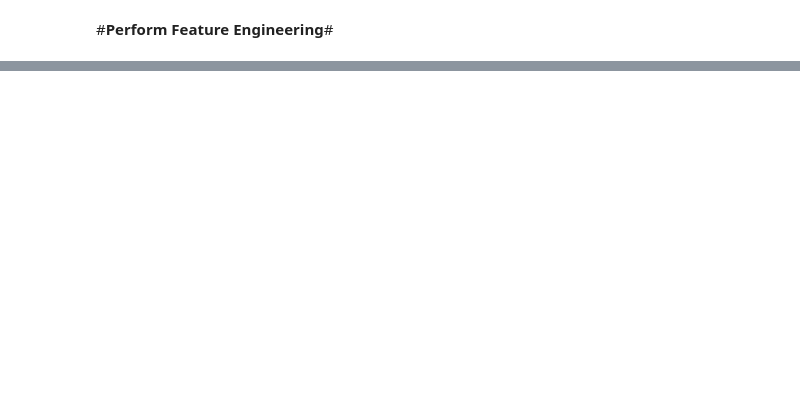
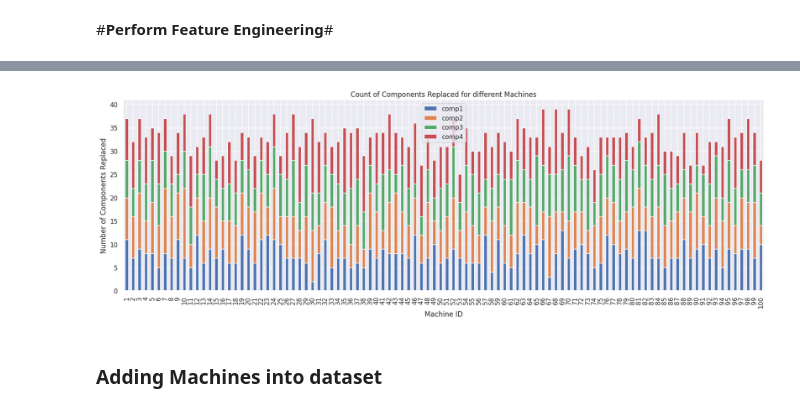
Before and after one commit to gplinkage/Data-Science-ML-AI, a Jupyter notebook: Projects/Predictive_Maintanance_Capstone_Project.ipynb, the cells around one changed output, grey strips where cells are left out. Saved outputs shown, nothing was run; the diff lists cells and outputs as text; code cells hidden in the pictures; blank space fills up the shorter version.

```diff
--- a/Projects/Predictive_Maintanance_Capstone_Project.ipynb
+++ b/Projects/Predictive_Maintanance_Capstone_Project.ipynb
@@ -681,10 +759,0 @@ error_count.head()
-# %%
-comp_rep = pd.get_dummies(maint.set_index('datetime')).reset_index()
-comp_rep.columns = ['datetime', 'machineID', 'comp1', 'comp2', 'comp3', 'comp4']
-
-comp_rep['datetime'] = pd.to_datetime(comp_rep['datetime'])
-telemetry['datetime'] = pd.to_datetime(telemetry['datetime'])
-
-comp_rep = telemetry[['datetime', 'machineID']].merge(comp_rep,
-                                                      on=['datetime', 'machineID'],
-                                                      how='outer').fillna(0).sort_values(by=['machineID', 'datetime'])
@@ -741,0 +920,14 @@ for last_train_date, first_test_date in threshold_dates:
+# %%
+#shows how the machine to different component replaced looks like
+maintenance= maint.groupby(["machineID", "comp"]).size().reset_index()
+maintenance.columns = ["machineID", "comp", "num_comp"]
+maintenance_pivot = pd.pivot(maintenance, index="machineID", columns="comp", values="num_comp").rename_axis(None, axis=1)
+
+maintenance_pivot.plot.bar(stacked=True, figsize=(20, 6), title="Count of Components Replaced for different Machines")
+plt.xlabel("Machine ID")
+plt.ylabel("Number of Components Replaced")
+plt.show()
+# %% [output]
+[figure, added]
+# %% [markdown]
+### Adding Machines into dataset
```
Also changed, not shown: parts of 92 cells of this notebook.
